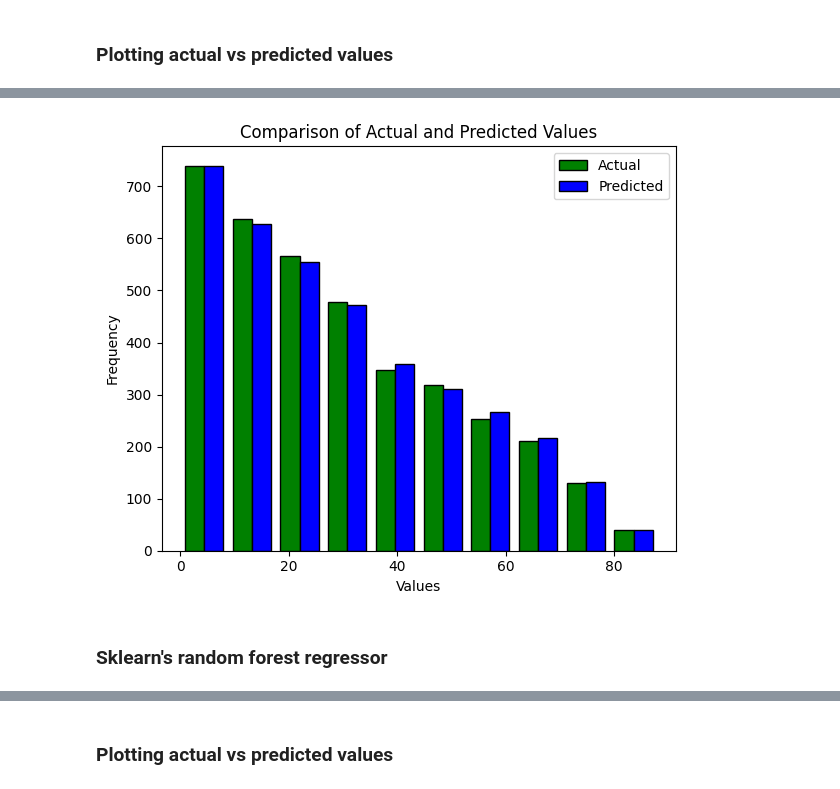
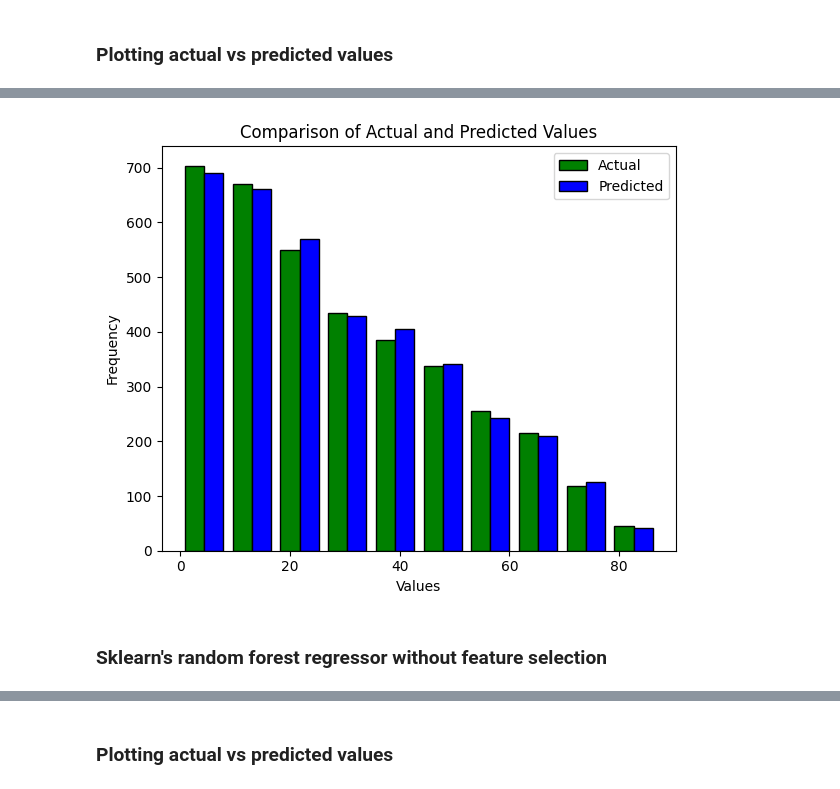
Before and after one commit to baari-ali/hard-drive-predictive-maintenance, a Jupyter notebook: src/sklearn_dt_and_rf.ipynb, the cells around one changed output, grey strips where cells are left out. Cells and saved outputs as stored; diff of their text form; code cells hidden in the pictures.

```diff
--- a/src/sklearn_dt_and_rf.ipynb
+++ b/src/sklearn_dt_and_rf.ipynb
@@ -83,4 +104,8 @@ plot_tree(dtr)
 # %%
-dtr = DecisionTreeRegressor(max_depth=40, min_samples_split=2)
+%%time
+
+dtr = DecisionTreeRegressor(max_depth=40, min_samples_split=2, random_state=0)
 dtr.fit(X_train, y_train)
-y_pred_dtr = dtr.predict(X_test)
+y_pred = dtr.predict(X_test)
+
+regression_metrics(y_test, y_pred, model_name='Decision Tree')
@@ -105,0 +194,18 @@ Decision tree R2 score: 0.9385937759388036
+# %%
+%%time
+
+param_dist = {
+    'max_depth': np.arange(2, 101, 2),
+    'min_samples_split': np.arange(2, 21, 2)
+}
+
+tree = DecisionTreeRegressor(random_state=0)
+random_search = RandomizedSearchCV(tree, param_distributions=param_dist, n_iter=50, scoring='r2', n_jobs=-1, cv=5, random_state=0)
+random_search.fit(X_train, y_train)
+best_model = random_search.best_estimator_
+y_pred_best = best_model.predict(X_test)
+
+best_params = random_search.best_params_
+print("Best Hyperparameters:", best_params)
+
+regression_metrics(y_test, y_pred_best, model_name='Randomised Tuned Tree')
@@ -105,0 +222,8 @@ Decision tree R2 score: 0.9385937759388036
+# %%
+%%time
+
+dtr = DecisionTreeRegressor(max_depth=24, min_samples_split=2, random_state=0)
+dtr.fit(X_train, y_train)
+y_pred_dtr = dtr.predict(X_test)
+
+regression_metrics(y_test, y_pred_dtr, model_name='Best Decision Tree')
@@ -161,7 +271,7 @@ def plot_histograms(y_test, y_pred):
 # %%
-plot_histograms(y_test, y_pred_dtr)
+plot_histogram(y_test, y_pred_dtr)
 # %% [output]
-[figure, old version]
+[figure, new version]
 # %% [markdown]
-### Sklearn's random forest regressor
+### Sklearn's random forest regressor without feature selection
 # %%
```
Also changed, not shown: parts of 44 cells of this notebook.
